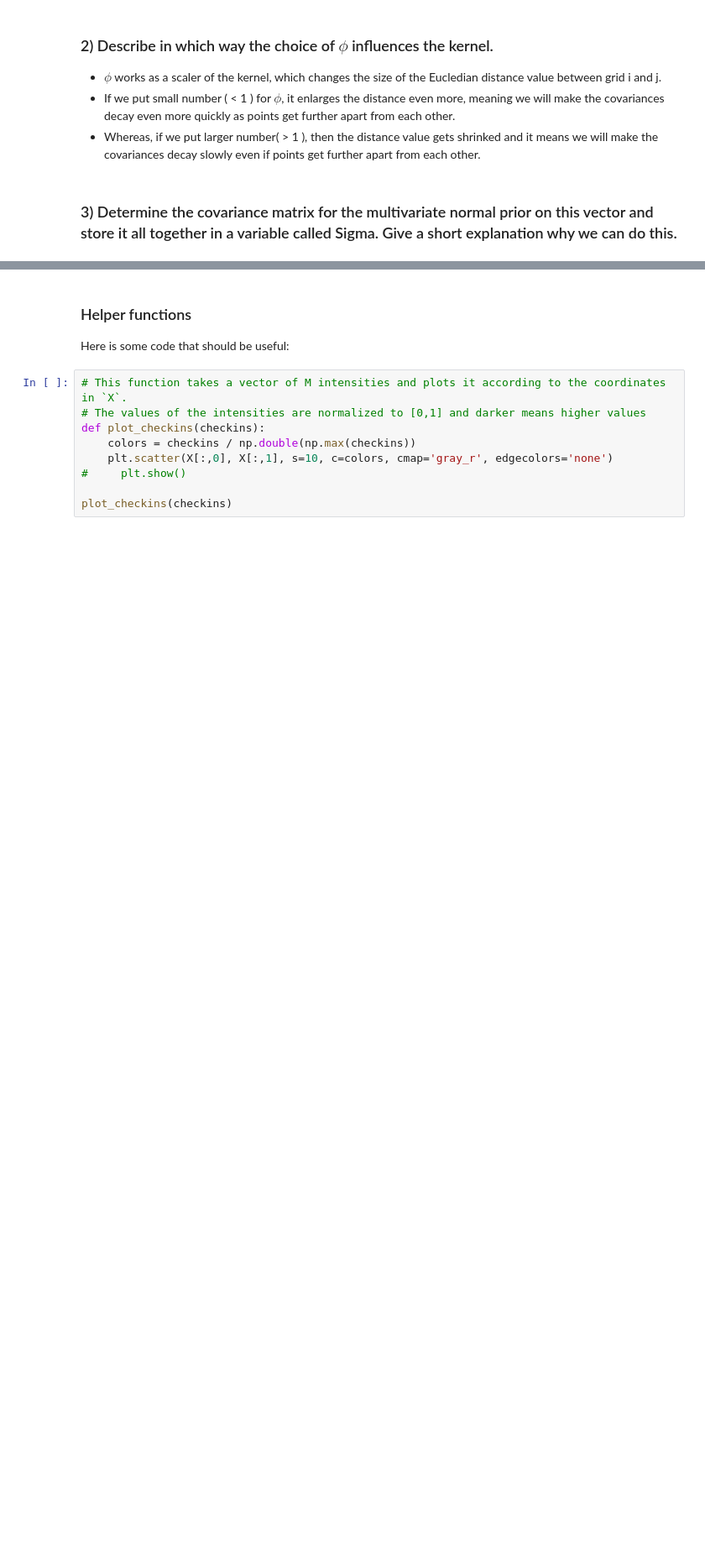
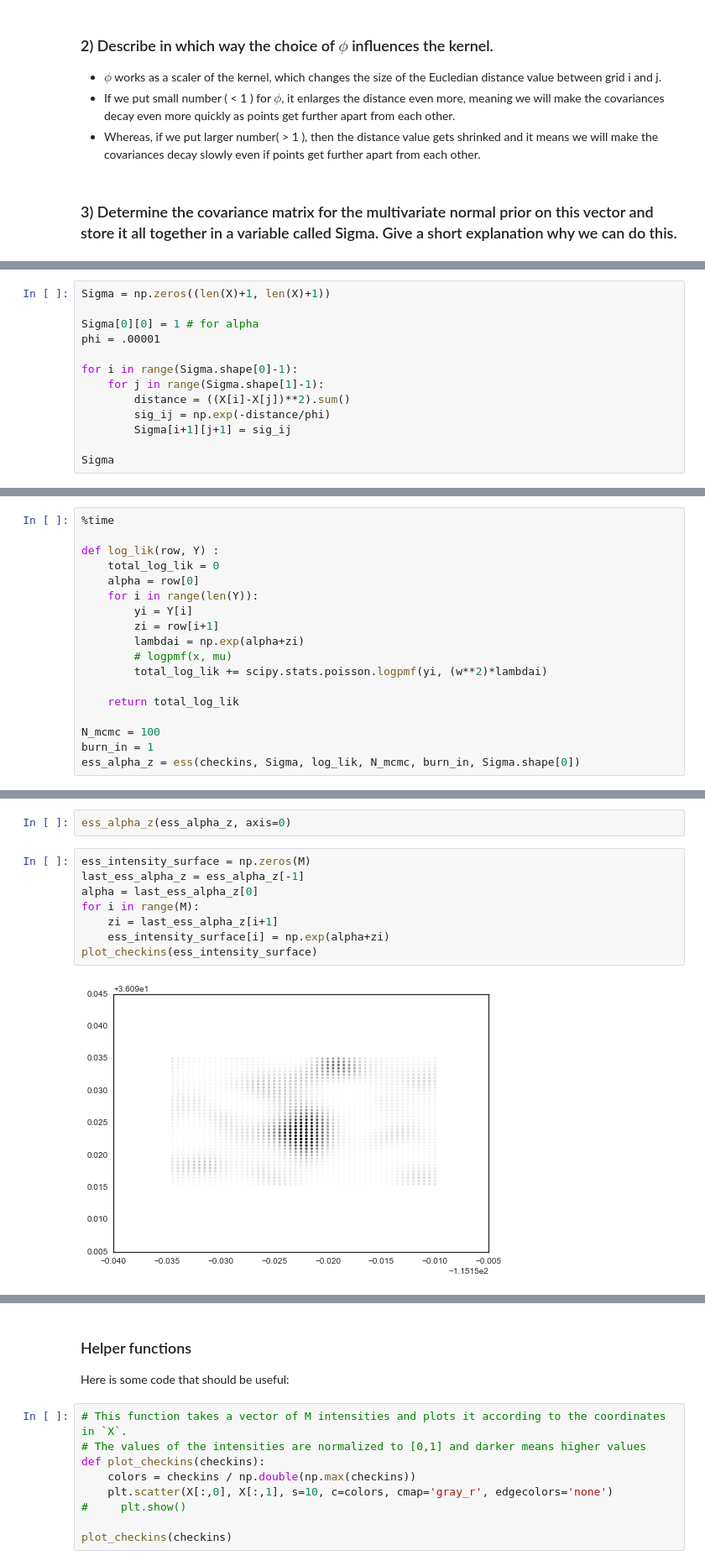
Before and after one commit to jeewon-hwang/AM207_homework_2016, a Jupyter notebook: hw4/AM207_JeewonHwang_HW4.ipynb, the cells around one changed output, grey strips where cells are left out. Shown: that part at 84% size. Drawn from its saved outputs; the diff is of its cells as text; blank space fills up the shorter version.

```diff
--- a/hw4/AM207_JeewonHwang_HW4.ipynb
+++ b/hw4/AM207_JeewonHwang_HW4.ipynb
@@ -176,0 +173,13 @@ len(X)
+# %%
+Sigma = np.zeros((len(X)+1, len(X)+1))
+
+Sigma[0][0] = 1 # for alpha
+phi = .00001
+
+for i in range(Sigma.shape[0]-1):
+    for j in range(Sigma.shape[1]-1):
+        distance = ((X[i]-X[j])**2).sum()
+        sig_ij = np.exp(-distance/phi)
+        Sigma[i+1][j+1] = sig_ij
+
+Sigma
@@ -176,0 +208,18 @@ len(X)
+# %%
+%time
+
+def log_lik(row, Y) :
+    total_log_lik = 0
+    alpha = row[0]
+    for i in range(len(Y)):
+        yi = Y[i]
+        zi = row[i+1]
+        lambdai = np.exp(alpha+zi)
+        # logpmf(x, mu)
+        total_log_lik += scipy.stats.poisson.logpmf(yi, (w**2)*lambdai)
+
+    return total_log_lik
+
+N_mcmc = 100
+burn_in = 1
+ess_alpha_z = ess(checkins, Sigma, log_lik, N_mcmc, burn_in, Sigma.shape[0])
@@ -176,0 +245,12 @@ len(X)
+# %%
+ess_alpha_z(ess_alpha_z, axis=0)
+# %%
+ess_intensity_surface = np.zeros(M)
+last_ess_alpha_z = ess_alpha_z[-1]
+alpha = last_ess_alpha_z[0]
+for i in range(M):
+    zi = last_ess_alpha_z[i+1]
+    ess_intensity_surface[i] = np.exp(alpha+zi)
+plot_checkins(ess_intensity_surface)
+# %% [output]
+[figure, added]
```
Also changed, not shown: parts of 39 cells of this notebook.
